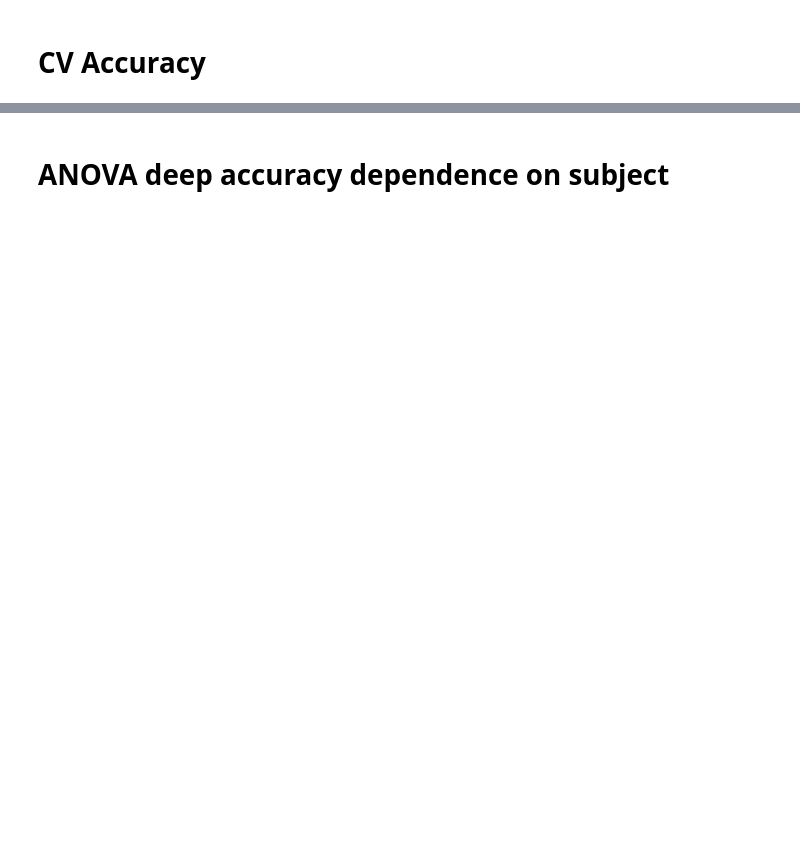
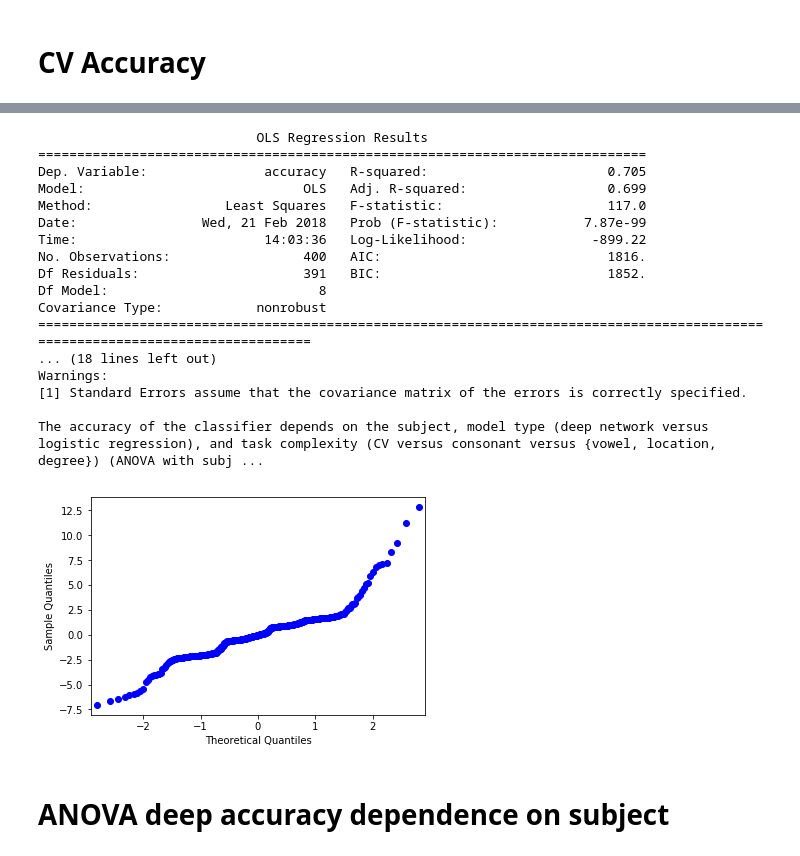
Before and after one commit to BouchardLab/cv_paper_plots, a Jupyter notebook: accuracy_slope/accuracy_slope.ipynb, the cells around one changed output, grey strips where cells are left out. Cells and saved outputs as stored; diff of their text form; code cells hidden in the pictures; blank space fills up the shorter version.

```diff
--- a/accuracy_slope/accuracy_slope.ipynb
+++ b/accuracy_slope/accuracy_slope.ipynb
@@ -186,2 +132,64 @@ Warnings:
+# %%
+accuracies = []
+
+ch = chance[0, :, -1].mean(axis=-1)
+da = deep_all[key][:, -1] / ch
+la = linear_all[key][:, -1] / ch
+
+for ii in range(4):
+    for jj in range(10):
+        accuracies.append({'subject':ii, 'accuracy':da[ii, jj], 'complexity': 3, 'model': 2})
+        accuracies.append({'subject':ii, 'accuracy':la[ii, jj], 'complexity': 3, 'model': 1})
+
+ch = chance[1, :, -1].mean(axis=-1)
+da = other_deep_accuracy['c'][:, -1] / ch
+la = other_linear_accuracy['c'][:, -1] / ch
+for ii in range(4):
+    for jj in range(10):
+        accuracies.append({'subject':ii, 'accuracy':da[ii, jj], 'complexity': 2, 'model': 2})
+        accuracies.append({'subject':ii, 'accuracy':la[ii, jj], 'complexity': 2, 'model': 1})
+
+for ii, t in enumerate(['v', 'p', 'm']):
+    ch = chance[ii+2, :, -1].mean(axis=-1)
+    da = other_deep_accuracy[t][:, -1] / ch
+    la = other_linear_accuracy[t][:, -1] / ch
+    for ii in range(4):
+        for jj in range(10):
+            accuracies.append({'subject':ii, 'accuracy':da[ii, jj], 'complexity': 1, 'model': 2})
+            accuracies.append({'subject':ii, 'accuracy':la[ii, jj], 'complexity': 1, 'model': 1})
+df = pd.DataFrame.from_dict(accuracies)
+# %%
+formula = "accuracy ~ C(subject, Treatment(0)) + C(complexity, Treatment(3)) * C(model, Treatment(1))"
+lm = ols(formula, df)
+fit = lm.fit()
+qqplot(fit.resid)
+print(fit.summary())
+print('\nThe accuracy of the classifier depends on the subject, ' +
+      'model type (deep network versus logistic regression), ' +
+      'and task complexity (CV versus consonant versus {vowel, location, degree}) ' +
+      '(ANOVA with subject, model type, task complexity, and model-task complexity interaction, ' +
+      'f-value: {}, p: {}). '.format(fit.fvalue, fit.f_pvalue) +
+      'Within this ANOVA, all treatment coefficients were significant ' +
+      'at p<.001 with Subject 1, CV task, and logistic regression as the baseline.')
+plt.show()
+# %% [output]
+                            OLS Regression Results
+==============================================================================
+Dep. Variable:               accuracy   R-squared:                       0.705
+Model:                            OLS   Adj. R-squared:                  0.699
+Method:                 Least Squares   F-statistic:                     117.0
+Date:                Wed, 21 Feb 2018   Prob (F-statistic):           7.87e-99
+Time:                        14:03:36   Log-Likelihood:                -899.22
+No. Observations:                 400   AIC:                             1816.
+Df Residuals:                     391   BIC:                             1852.
+Df Model:                           8
+Covariance Type:            nonrobust
+================================================================================================================================
+... (18 lines left out)
+Warnings:
+[1] Standard Errors assume that the covariance matrix of the errors is correctly specified.
+
+The accuracy of the classifier depends on the subject, model type (deep network versus logistic regression), and task complexity (CV versus consonant versus {vowel, location, degree}) (ANOVA with subj ...
+[figure, added]
 # %% [markdown]
 # ANOVA deep accuracy dependence on subject
```
Also changed, not shown: parts of 10 cells of this notebook, 7 other files.
